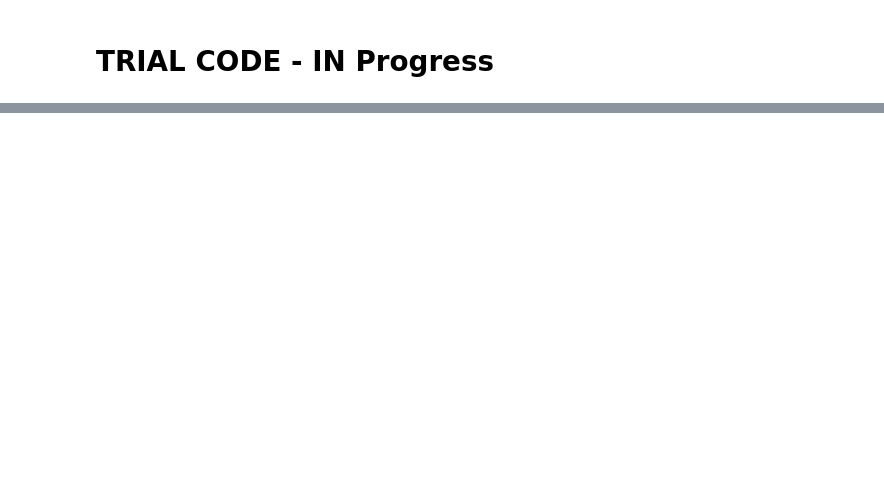
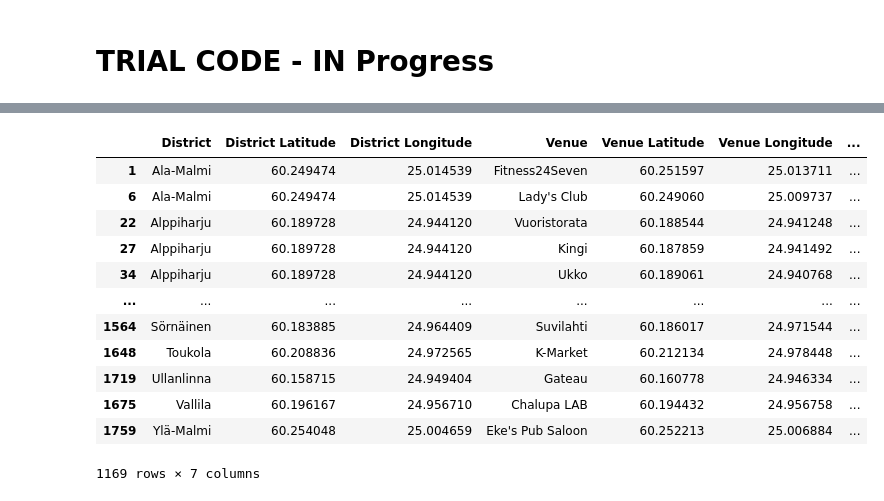
Before and after one commit to prak112/Coursera-IBM_Capstone, a Jupyter notebook: Week5_CompatibleDistricts_Helsinki.ipynb, the cells around one changed output, grey strips where cells are left out. Cells and saved outputs as stored; diff of their text form; code cells hidden in the pictures; blank space fills up the shorter version.

```diff
--- a/Week5_CompatibleDistricts_Helsinki.ipynb
+++ b/Week5_CompatibleDistricts_Helsinki.ipynb
@@ -566,0 +604,27 @@ top10_venues
+# %%
+#Extracting Venues & their respective coordinates (helsinki_venues) using transposed-ranked venues array (rl_t) for each District into single Dataframe
+
+ranked_venues_list = []
+for rank in rl_t: #iterating each RANK in the transposed-ranks array
+    for vc, d in zip(rank, trial_pop.District): # Ranked Categories w.r.t the Districts in top10_venues
+        if not (helsinki_venues.loc[(helsinki_venues['District'] == d) & (helsinki_venues['Venue Category'] == vc)]).empty: #filtering empty dataframes
+            ranked_venues_list.append(helsinki_venues.loc[(helsinki_venues['District'] == d) & (helsinki_venues['Venue Category'] == vc)]) #filtering Venues w.r.t District & Category
+        else:
+            pass
+
+all_ranks_df = pd.concat(ranked_venues_list) #merging (by concatenation) all Dataframes extracted into a single Dataframe
+all_ranks_df
+# %% [output]
+|  | District | District Latitude | District Longitude | Venue | Venue Latitude | Venue Longitude | ... |
+| 1 | Ala-Malmi | 60.249474 | 25.014539 | Fitness24Seven | 60.251597 | 25.013711 | ... |
+| 6 | Ala-Malmi | 60.249474 | 25.014539 | Lady's Club | 60.249060 | 25.009737 | ... |
+| 22 | Alppiharju | 60.189728 | 24.944120 | Vuoristorata | 60.188544 | 24.941248 | ... |
+| 27 | Alppiharju | 60.189728 | 24.944120 | Kingi | 60.187859 | 24.941492 | ... |
+| 34 | Alppiharju | 60.189728 | 24.944120 | Ukko | 60.189061 | 24.940768 | ... |
+| ... | ... | ... | ... | ... | ... | ... | ... |
+| 1564 | Sörnäinen | 60.183885 | 24.964409 | Suvilahti | 60.186017 | 24.971544 | ... |
+| 1648 | Toukola | 60.208836 | 24.972565 | K-Market | 60.212134 | 24.978448 | ... |
+| 1719 | Ullanlinna | 60.158715 | 24.949404 | Gateau | 60.160778 | 24.946334 | ... |
+| 1675 | Vallila | 60.196167 | 24.956710 | Chalupa LAB | 60.194432 | 24.956758 | ... |
+| 1759 | Ylä-Malmi | 60.254048 | 25.004659 | Eke's Pub Saloon | 60.252213 | 25.006884 | ... |
+1169 rows × 7 columns
```
Also changed, not shown: parts of 26 cells of this notebook.
